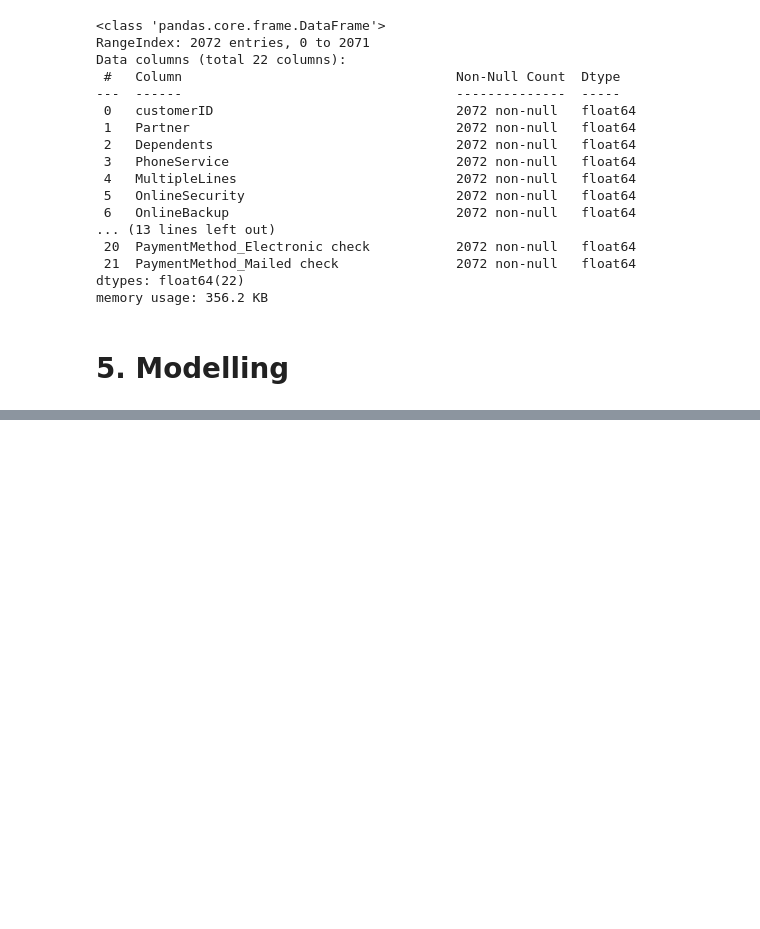
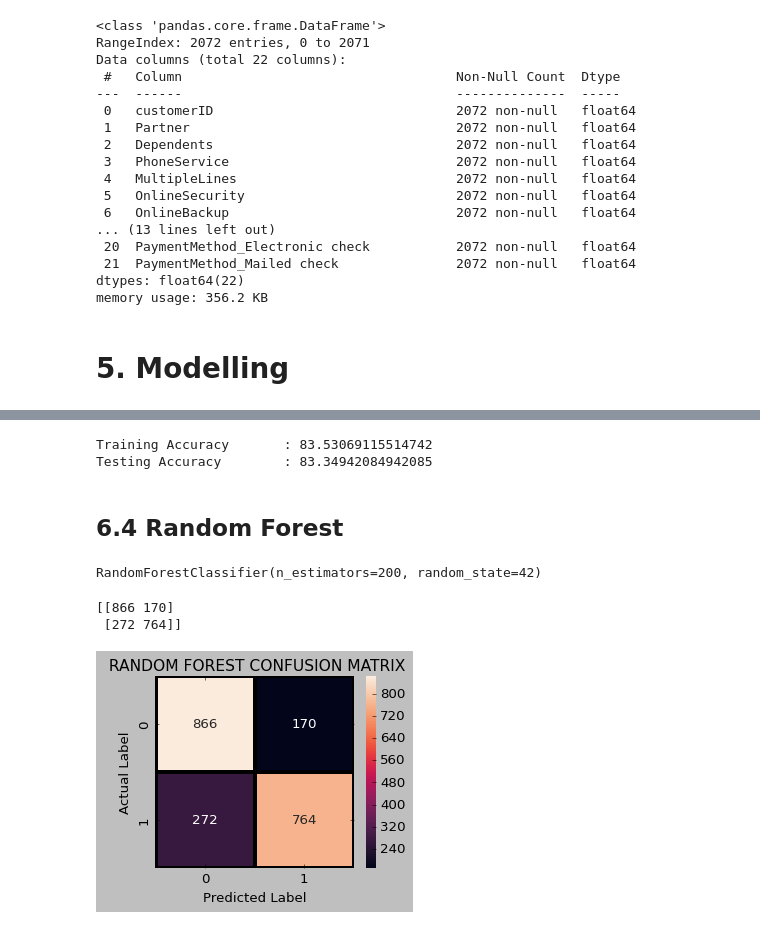
Before and after one commit to NabilahSharfina/TELCO-CUSTOMER-CHURN, a Jupyter notebook: Churn_with_SMOTE.ipynb, the cells around one changed output, grey strips where cells are left out. Saved outputs shown, nothing was run; the diff lists cells and outputs as text; code cells hidden in the pictures; blank space fills up the shorter version.

```diff
--- a/Churn_with_SMOTE.ipynb
+++ b/Churn_with_SMOTE.ipynb
@@ -771,3 +785,13 @@ Resample dataset shape is Counter({'Yes': 1036, 'No': 1036})
 ==========
 (2072, 22)
 (2072,)
+# %%
+# Define SMOTE Data Train
+smote = SMOTE(random_state=42)
+X_smote_train, Y_smote_train = smote.fit_resample(X_train_scaled, Y_train)
+
+print('Original dataset shape is', Counter(X.shape))
+print('Resample dataset shape is', Counter(X_smote_train.shape))
+print("\n==========\n")
+print(X_smote_train.shape)
+print(Y_smote_train.shape)
@@ -813,3 +845,14 @@ dtypes: float64(22)
 memory usage: 356.2 KB
 # %% [markdown]
 # 5. Modelling
+# %%
+classifier = {
+    "LightGBM": lgbm.LGBMClassifier(),
+    "XGBoost": XGBClassifier(),
+    "GradientBoosting": GradientBoostingClassifier(),
+    "Random Forest": RandomForestClassifier(n_estimators=200, random_state=42),
+    "Logistic Regression": LogisticRegression(),
+    "Naive Bayes": GaussianNB(),
+    "Decision Tree": DecisionTreeClassifier(),
+    "KNN": KNeighborsClassifier()
+}
@@ -815,0 +985,3 @@ memory usage: 356.2 KB
+# %%
+model_gbc = GradientBoostingClassifier()
+model_gbc.fit(X_smote_train, Y_smote_train)
@@ -815,0 +1017,38 @@ memory usage: 356.2 KB
+# %%
+print("Training Accuracy\t:", model_gbc.score(X_smote_train, Y_smote_train)*100)
+print("Testing Accuracy\t:", model_gbc.score(X_smote_test, Y_smote_test)*100)
+# %% [output]
+Training Accuracy       : 83.53069115514742
+Testing Accuracy        : 83.34942084942085
+# %% [markdown]
+## 6.4 Random Forest
+# %%
+model_rfc = RandomForestClassifier(n_estimators=200, random_state=42)
+model_rfc.fit(X_smote_train, Y_smote_train)
+# %% [output]
+RandomForestClassifier(n_estimators=200, random_state=42)
+# %%
+# Confusion Matrix of Random Forest Classifier
+Y_pred_rfc = model_rfc.predict(X_smote_test)
+
+cm = confusion_matrix(Y_smote_test, Y_pred_rfc)
+print(cm)
+# sns.heatmap(cm, annot=True, cmap=plt.cm.Blues)
+
+# plt.xlabel('Predicted Label')
+# plt.ylabel('Actual Label')
+# plt.title("Confusion Matrix Random Forest with SMOTE", fontsize=14, fontname="Helvetica")
+# %% [output]
+[[866 170]
+ [272 764]]
+# %%
+plt.figure(figsize=(4, 3))
+sns.heatmap(confusion_matrix(Y_smote_test, Y_pred_rfc),
+                annot=True,fmt = "d",linecolor="k",linewidths=3)
+
+plt.title("RANDOM FOREST CONFUSION MATRIX",fontsize=14)
+plt.xlabel('Predicted Label')
+plt.ylabel('Actual Label')
+plt.show()
+# %% [output]
+[figure, added]
```
Also changed, not shown: parts of 74 cells of this notebook.
